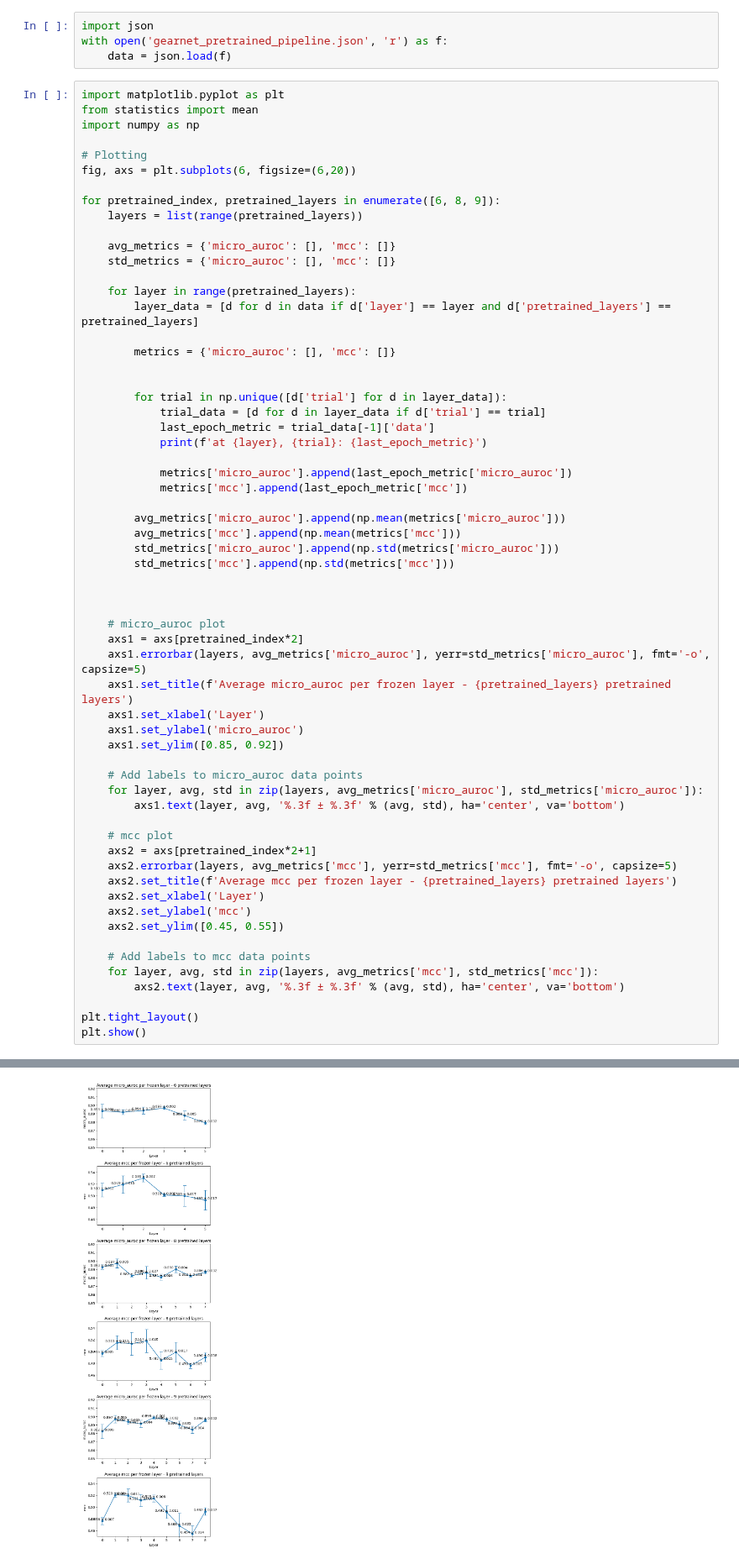
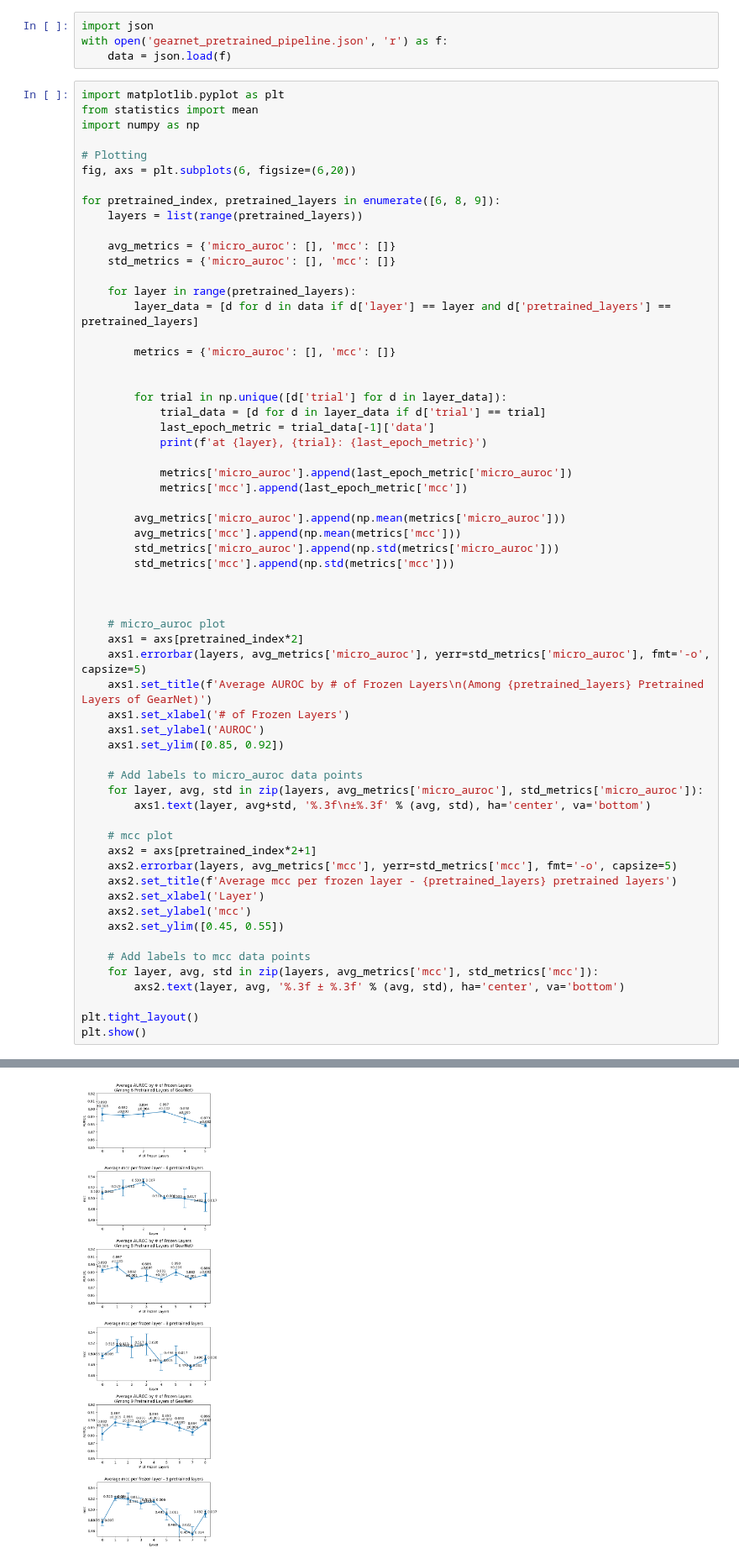
Before and after one commit to dlwocks31/atpbind, a Jupyter notebook: gearnet_pretrained_pipeline.ipynb, the cells around one changed output, grey strips where cells are left out. Shown at 84% size. Saved outputs shown, nothing was run; the diff lists cells and outputs as text.

```diff
--- a/gearnet_pretrained_pipeline.ipynb
+++ b/gearnet_pretrained_pipeline.ipynb
@@ -40,45 +40,45 @@ for pretrained_index, pretrained_layers in enumerate([6, 8, 9]):
     # micro_auroc plot
     axs1 = axs[pretrained_index*2]
     axs1.errorbar(layers, avg_metrics['micro_auroc'], yerr=std_metrics['micro_auroc'], fmt='-o', capsize=5)
-    axs1.set_title(f'Average micro_auroc per frozen layer - {pretrained_layers} pretrained layers')
-    axs1.set_xlabel('Layer')
-    axs1.set_ylabel('micro_auroc')
+    axs1.set_title(f'Average AUROC by # of Frozen Layers\n(Among {pretrained_layers} Pretrained Layers of GearNet)')
+    axs1.set_xlabel('# of Frozen Layers')
+    axs1.set_ylabel('AUROC')
     axs1.set_ylim([0.85, 0.92])
 
     # Add labels to micro_auroc data points
     for layer, avg, std in zip(layers, avg_metrics['micro_auroc'], std_metrics['micro_auroc']):
-        axs1.text(layer, avg, '%.3f ± %.3f' % (avg, std), ha='center', va='bottom')
+        axs1.text(layer, avg+std, '%.3f\n±%.3f' % (avg, std), ha='center', va='bottom')
 
     # mcc plot
     axs2 = axs[pretrained_index*2+1]
     axs2.errorbar(layers, avg_metrics['mcc'], yerr=std_metrics['mcc'], fmt='-o', capsize=5)
     axs2.set_title(f'Average mcc per frozen layer - {pretrained_layers} pretrained layers')
     axs2.set_xlabel('Layer')
     axs2.set_ylabel('mcc')
     axs2.set_ylim([0.45, 0.55])
 
     # Add labels to mcc data points
     for layer, avg, std in zip(layers, avg_metrics['mcc'], std_metrics['mcc']):
         axs2.text(layer, avg, '%.3f ± %.3f' % (avg, std), ha='center', va='bottom')
 
 plt.tight_layout()
 plt.show()
 # %% [output]
 at 0, 0: {'micro_auroc': 0.898475170135498, 'mcc': 0.5253617025048173}
 at 0, 1: {'micro_auroc': 0.8815299868583679, 'mcc': 0.49767491553081533}
 at 0, 2: {'micro_auroc': 0.8995625376701355, 'mcc': 0.5056370283014985}
 at 1, 0: {'micro_auroc': 0.8949525952339172, 'mcc': 0.525607256426821}
 at 1, 1: {'micro_auroc': 0.8885302543640137, 'mcc': 0.532665546609887}
 at 1, 2: {'micro_auroc': 0.8916500210762024, 'mcc': 0.49857843808576296}
 at 2, 0: {'micro_auroc': 0.8918523192405701, 'mcc': 0.5213072218799152}
 at 2, 1: {'micro_auroc': 0.8995115160942078, 'mcc': 0.5375581917753716}
 at 2, 2: {'micro_auroc': 0.8897244334220886, 'mcc': 0.5312063457338376}
 at 3, 0: {'micro_auroc': 0.8953359723091125, 'mcc': 0.502578467208421}
 at 3, 1: {'micro_auroc': 0.8990063667297363, 'mcc': 0.4982151923921129}
 at 3, 2: {'micro_auroc': 0.8955461978912354, 'mcc': 0.5019445578518771}
 ... (53 lines left out)
 at 7, 2: {'micro_auroc': 0.8787924647331238, 'mcc': 0.4360775781211196}
 at 8, 0: {'micro_auroc': 0.8969951868057251, 'mcc': 0.49989210867179057}
 at 8, 1: {'micro_auroc': 0.8931591510772705, 'mcc': 0.48391095598725753}
 at 8, 2: {'micro_auroc': 0.8969794511795044, 'mcc': 0.4929033787210704}
-[figure, old version]
+[figure, new version]
```
Also changed, not shown: 3 other files.
